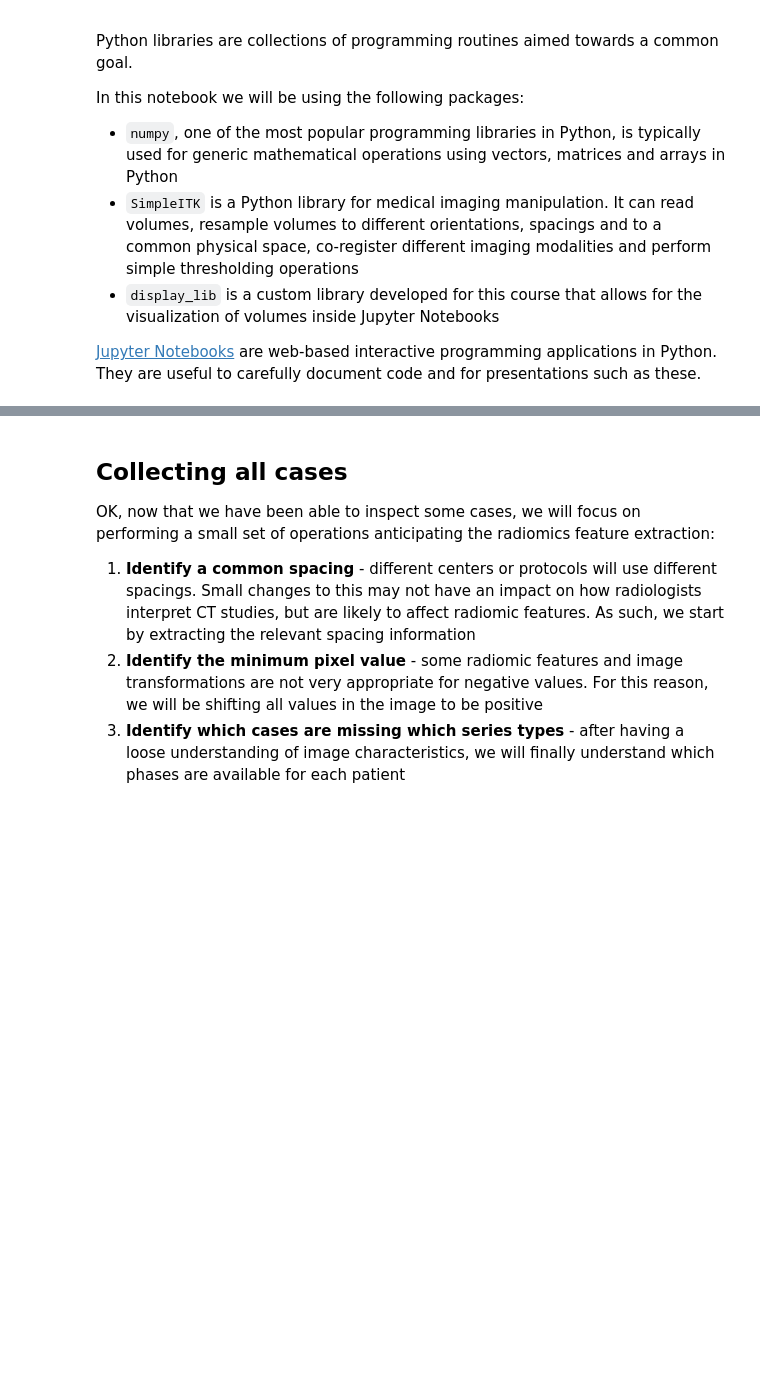
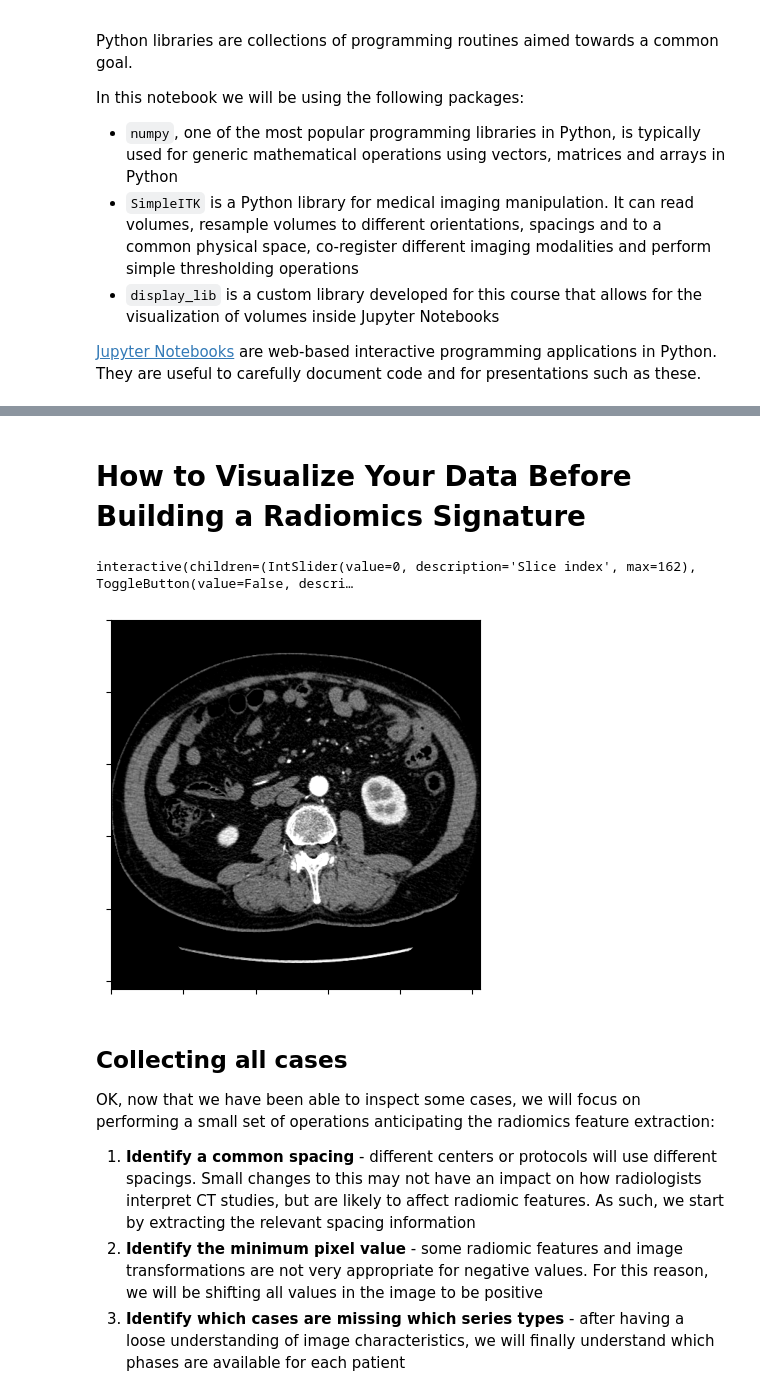
Before and after one commit to MaryamHashim/waw-tace-radiomics, a Jupyter notebook: notebooks/1_image_preprocessing_and_radiomic_feature_extraction.ipynb, the cells around one changed output, grey strips where cells are left out. Cells and saved outputs as stored; diff of their text form; code cells hidden in the pictures; blank space fills up the shorter version.

```diff
--- a/notebooks/1_image_preprocessing_and_radiomic_feature_extraction.ipynb
+++ b/notebooks/1_image_preprocessing_and_radiomic_feature_extraction.ipynb
@@ -58,0 +81,10 @@ interactive(children=(IntSlider(value=0, description='Slice index', max=162), To
+# %%
+# Create a dictionary relating different images or the mask to the path
+image_paths = {
+    "pre": f"{image_path}/{patient_id}_0_scan.nii.gz",  # Correct path without extra patient_id
+    "arterial": f"{image_path}/{patient_id}_1_scan.nii.gz",  # Correct path without extra patient_id
+    "portal": f"{image_path}/{patient_id}_2_scan.nii.gz",  # Correct path without extra patient_id
+    "mask": f"{image_path}/tumor_masks_wawtace_v1_08_05_2024/{patient_id}_2_0_tumor_seg.nrrd"  # Correct mask path
+}
+# %%
+image_paths["mask"] = "/content/drive/My Drive/Colab Notebooks/RadSignature/tumor_masks_wawtace_v1_08_05_2024/10/10_2_0_tumor_seg.nrrd"
@@ -59,3 +102,16 @@ interactive(children=(IntSlider(value=0, description='Slice index', max=162), To
+# %% [markdown]
+# How to Visualize Your Data Before Building a Radiomics Signature
+# %%
+# Use the volume displayer to visualize the scans
+vol_display = VolumeDisplay(
+    paths=[image_paths["arterial"], image_paths["portal"]],
+    mask_path=image_paths["mask"]
+)
+
+vol_display()
+# %% [output]
+interactive(children=(IntSlider(value=0, description='Slice index', max=162), ToggleButton(value=False, descri…
+[figure, added]
 # %% [markdown]
 ## Collecting all cases
 
```
Also changed, not shown: parts of 17 cells of this notebook.
